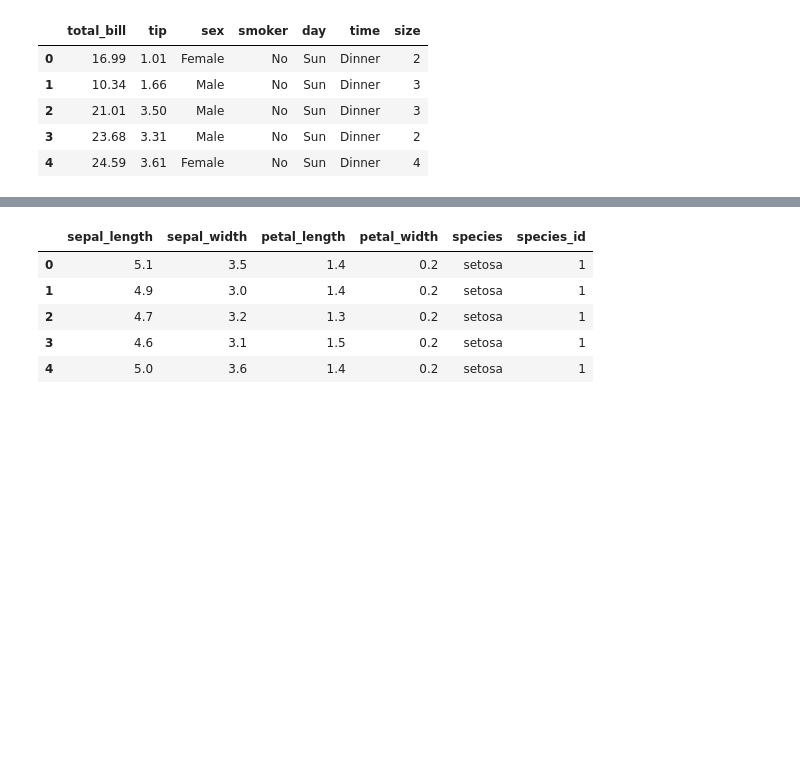
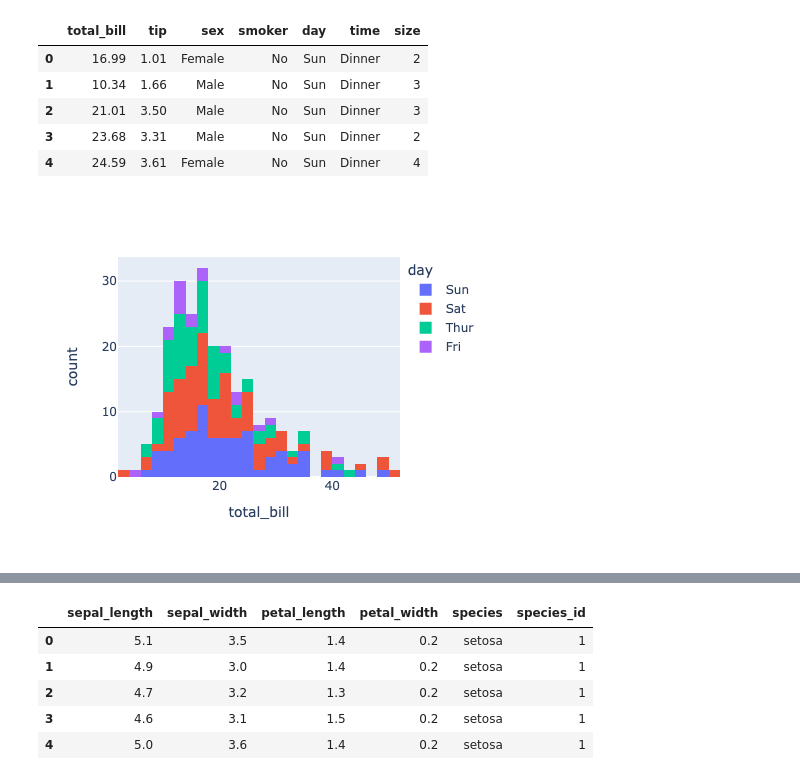
Before and after one commit to jorge-gx/Data-Visualization-with-Python, a Jupyter notebook: PlotlyExpress/PlotlyExpress-code.ipynb, the cells around one changed output, grey strips where cells are left out. Cells and saved outputs as stored; diff of their text form; code cells hidden in the pictures; blank space fills up the shorter version.

```diff
--- a/PlotlyExpress/PlotlyExpress-code.ipynb
+++ b/PlotlyExpress/PlotlyExpress-code.ipynb
@@ -55,10 +55,13 @@ tips_dataset.head()
 # %%
 # Create a histogram using plotly function `histogram`
 fig = px.histogram(tips_dataset, #<- set dataset
 x="total_bill" , #<- set x variable
 color="day" , #<- set grouping variable
 hover_data = tips_dataset.columns) #<- add column names
-fig.write_html("hist.html")
+# fig.write_html("hist.html")
+fig.show()
+# %% [output]
+[figure, added]
 # %%
 fig = px.histogram(tips_dataset,
 x="total_bill",
```
Also changed, not shown: parts of 7 cells of this notebook, 3 other files.
